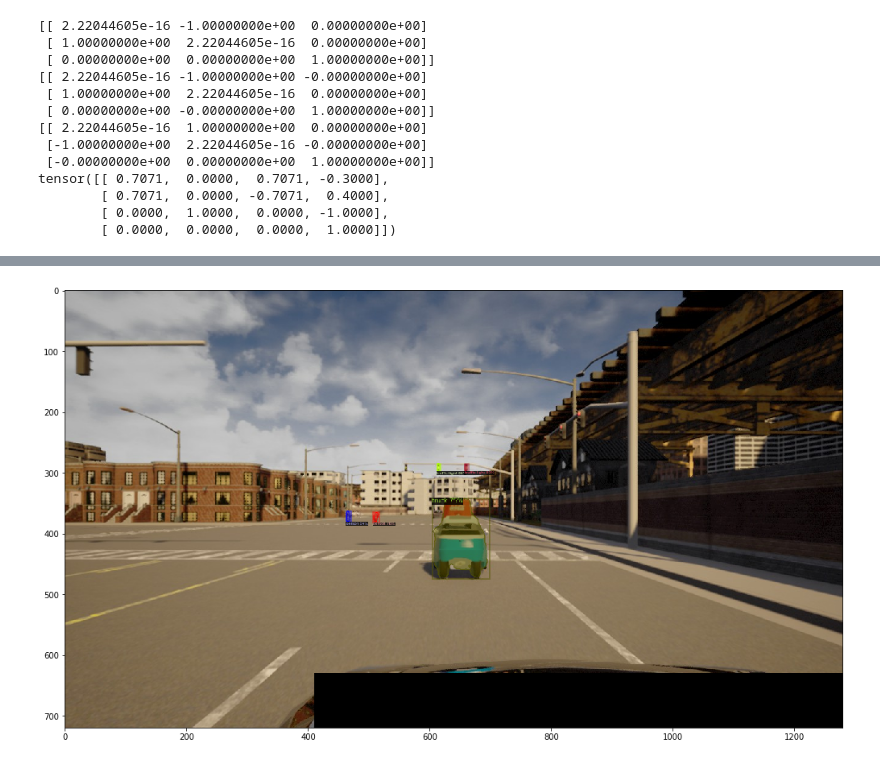
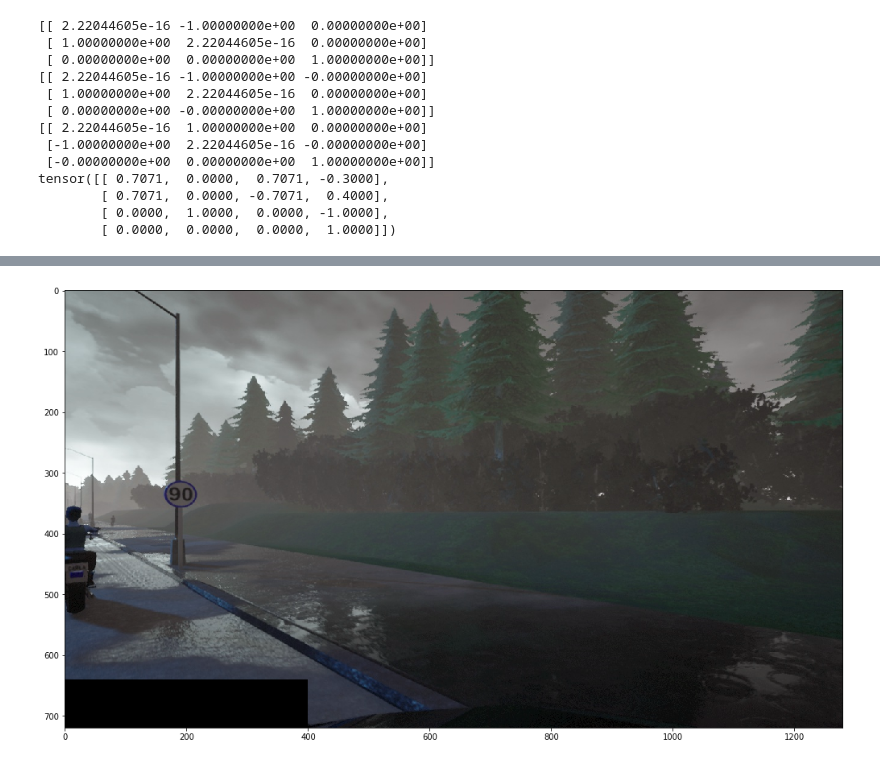
Before and after one commit to najibghadri/msc-thesis, a Jupyter notebook: detector/detector.ipynb, the cells around one changed output, grey strips where cells are left out. Saved outputs shown, nothing was run; the diff lists cells and outputs as text; code cells hidden in the pictures.

```diff
--- a/detector/detector.ipynb
+++ b/detector/detector.ipynb
@@ -260,66 +271,71 @@ tensor([[ 0.7071,  0.0000,  0.7071, -0.3000],
         [ 0.0000,  1.0000,  0.0000, -1.0000],
         [ 0.0000,  0.0000,  0.0000,  1.0000]])
 # %%
-imgL = cv2.imread('/home/najib/Thesis/Rendering/3/out/260FL.jpg')
-imgR = cv2.imread('/home/najib/Thesis/Rendering/3/out/260FR.jpg')
+imgL = cv2.imread('447RC1.jpg')
+imgR = cv2.imread('447RC2.jpg')
 
-imgL[630:H, 410:W] = [0,0,0]
-imgR[630:H, 0:880] = [15,15,15]
+imgL[640:H, 0:400] = [0,0,0]
+imgR[640:H, 0:320] = [15,15,15]
+
+plt.figure(figsize=(20,10))
+plt.imshow(imgL)
+plt.figure(figsize=(20,10))
+plt.imshow(imgR)
 
 outputs = predictor(imgL)
 # look at the outputs. See https://detectron2.readthedocs.io/tutorials/models.html#model-output-format for specification
 # outputs["instances"].pred_boxes[0]
 
-i =3
-[[cx, cy]] = outputs["instances"].pred_boxes[i].get_centers()
-print(cx, cy)
+# i =3
+# [[cx, cy]] = outputs["instances"].pred_boxes[i].get_centers()
+# print(cx, cy)
 
-grayL = cv2.cvtColor(imgL, cv2.COLOR_BGR2GRAY)
-grayR = cv2.cvtColor(imgR, cv2.COLOR_BGR2GRAY)
-disp = stereo.compute(grayL, grayR).astype(np.float32) / 16.0
-disparity = (disp)
+# grayL = cv2.cvtColor(imgL, cv2.COLOR_BGR2GRAY)
+# grayR = cv2.cvtColor(imgR, cv2.COLOR_BGR2GRAY)
+# disp = stereo.compute(grayL, grayR).astype(np.float32) / 16.0
+# disparity = (disp)
 
-# Depth image saver
-dpi = 72
-figsize = W / float(dpi), H / float(dpi)
+# # Depth image saver
+# dpi = 72
+# figsize = W / float(dpi), H / float(dpi)
 
-def saveDepth(disparity):
-    fig = plt.figure(figsize=figsize,frameon=False)
-    ax = plt.Axes(fig, [0., 0., 1., 1.])
-    ax.set_axis_off()
-    fig.add_axes(ax)
-    ax.imshow(disparity, aspect='auto')
-    plt.savefig('/home/najib/Thesis/Thesis/test.jpg', bbox_inches='tight',transparent=True, pad_inches=0)
-    plt.close()
+# def saveDepth(disparity):
+#     fig = plt.figure(figsize=figsize,frameon=False)
+#     ax = plt.Axes(fig, [0., 0., 1., 1.])
+#     ax.set_axis_off()
+#     fig.add_axes(ax)
+#     ax.imshow(disparity, aspect='auto')
+#     plt.savefig('/home/najib/Thesis/Thesis/test.jpg', bbox_inches='tight',transparent=True, pad_inches=0)
+#     plt.close()
 
-saveDepth(disparity)
+# saveDepth(disparity)
 
 
 
-mask = outputs["instances"].pred_masks[i]
-masked = torch.tensor(disparity)[mask]
-nonnegative = masked > 0  # negative values in depth map mean unmatched regions
-mean_disparity = masked[nonnegative].mean()
+# mask = outputs["instances"].pred_masks[i]
+# masked = torch.tensor(disparity)[mask]
+# nonnegative = masked > 0  # negative values in depth map mean unmatched regions
+# mean_disparity = masked[nonnegative].mean()
 
-if(torch.isnan(mean_disparity)):
-    mean_disparity = torch.tensor(0.1)
+# if(torch.isnan(mean_disparity)):
+#     mean_disparity = torch.tensor(0.1)
 
-# Inverse projection
-dx = cx - W/2
-dy = cy - H/2
-z = f*baseline_F/mean_disparity
-x = dx*z/f
-y = dy*z/f
+# # Inverse projection
+# dx = cx - W/2
+# dy = cy - H/2
+# z = f*baseline_F/mean_disparity
+# x = dx*z/f
+# y = dy*z/f
 
-# Swap axes to RL coordinates and translate
-pos = torch.tensor([x,y,z,1])
-[x,y,z, _] = torch.mv(transform_F,pos)
+# # Swap axes to RL coordinates and translate
+# pos = torch.tensor([x,y,z,1])
+# [x,y,z, _] = torch.mv(transform_F,pos)
 
-x = float(x)
-y = float(y)
-z = float(z)
+# x = float(x)
+# y = float(y)
+# z = float(z)
 
-print(x,y,z)
+# print(x,y,z)
 
 
 v = Visualizer(imgL[:, :, ::-1], MetadataCatalog.get(cfg.DATASETS.TRAIN[0]), scale=1)
@@ -334 +348 @@ tensor(660.6708, device='cuda:0') tensor(292.9538, device='cuda:0')
-[figure, old version]
+[figure, new version]
```
Also changed, not shown: parts of 4 cells of this notebook, 5 other files.
